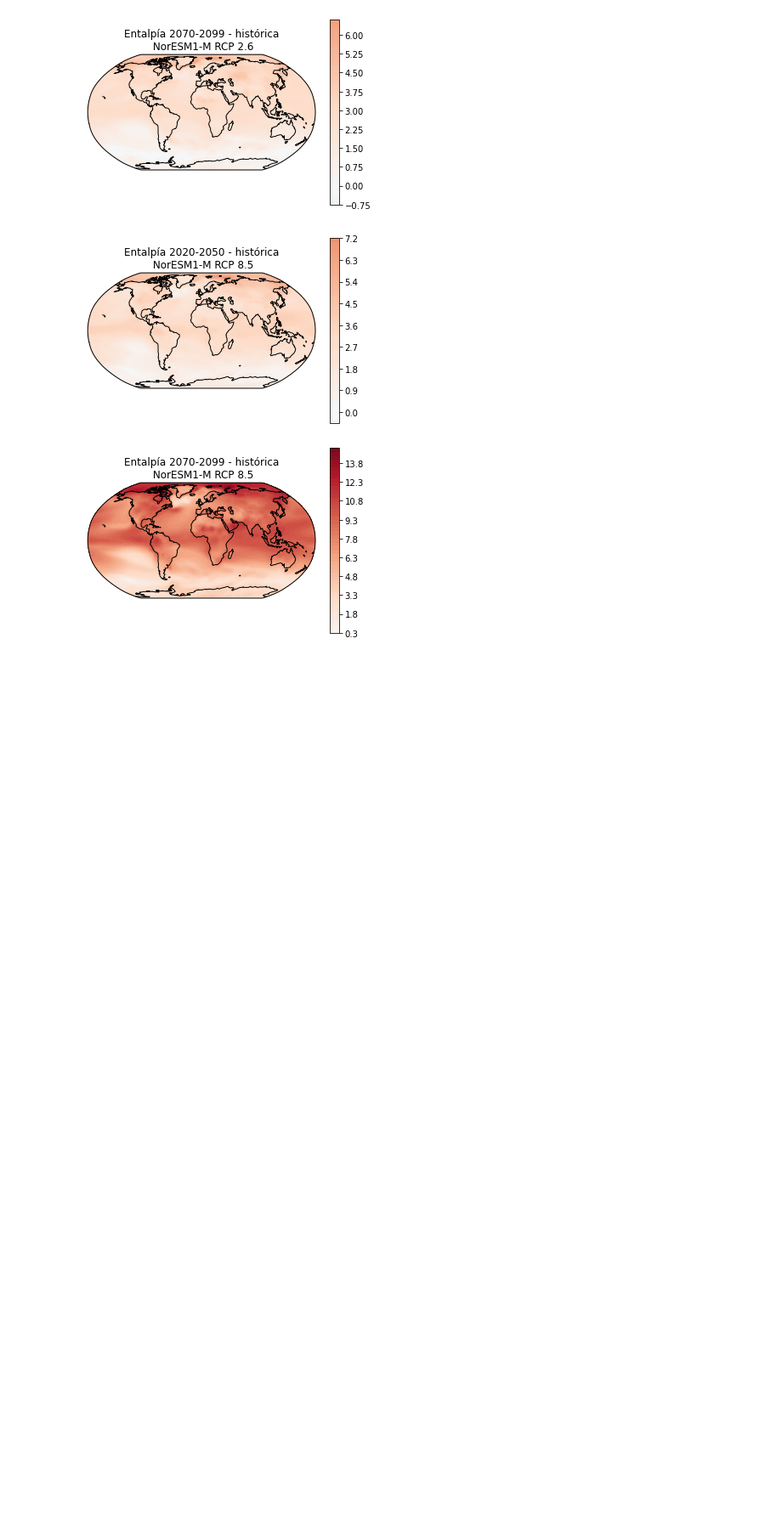
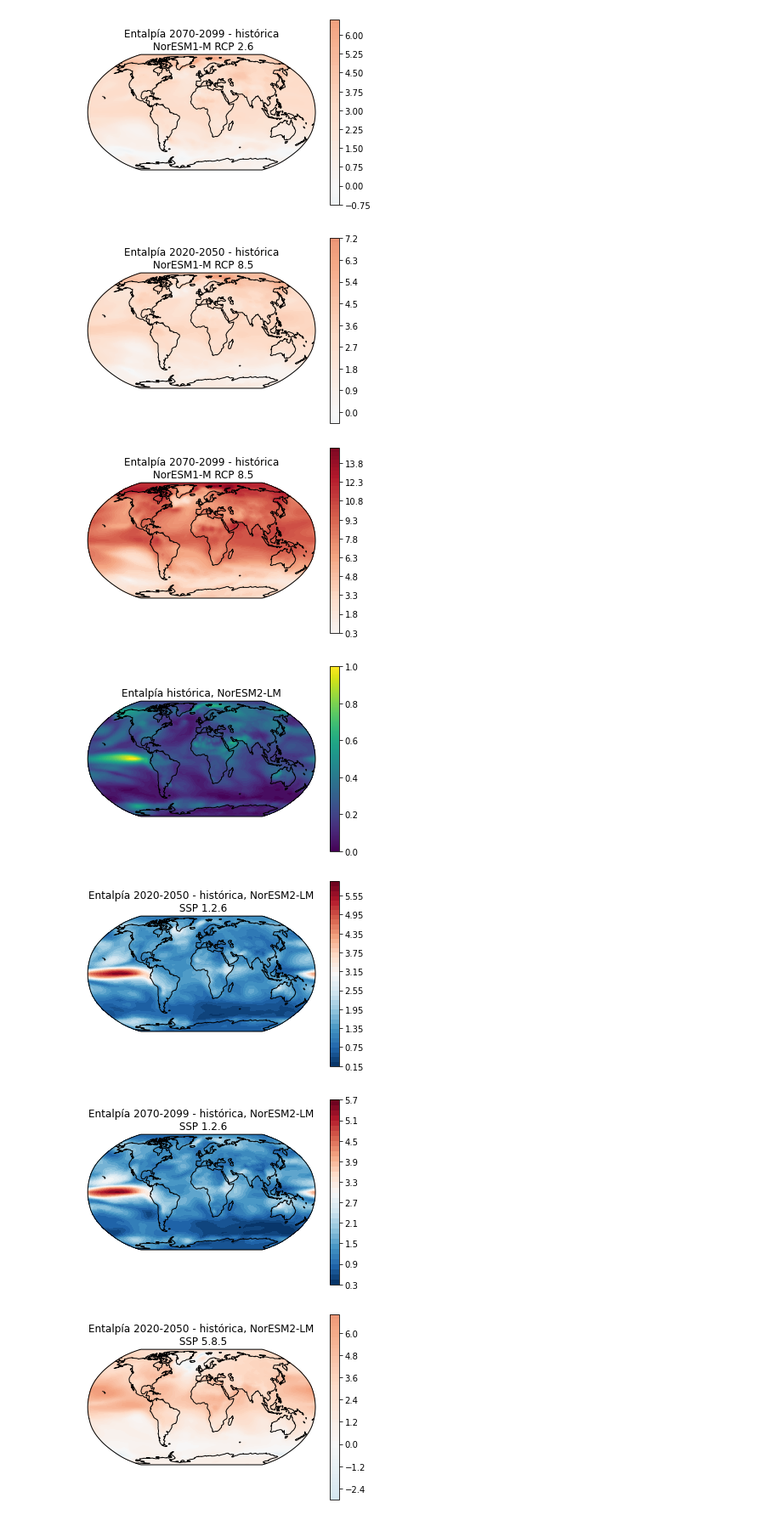
Before and after one commit to blychs/climatologia_fisica, a Jupyter notebook: practica3.ipynb, the cells around one changed output. Shown at 85% size. Saved outputs shown, nothing was run; the diff lists cells and outputs as text; code cells hidden in the pictures; blank space fills up the shorter version.

```diff
--- a/practica3.ipynb
+++ b/practica3.ipynb
@@ -479,3 +518,71 @@ plt.show()
 [figure]
 [figure]
 [figure]
+# %%
+#ploteo = fm.ploteo_general(enthalpy_r.mean(dim='time'), projection=ccrs.Mollweide())
+#plt.show()
+#plt.figure(figsize=(20,10))
+ax = plt.axes(projection=ccrs.Robinson())
+#cyclic_enthalpy, cyclic_lon = add_cyclic_point(ent_c6_hist.mean(dim='time'), enthalpy_r.lon)
+plt.contourf(ent_c6_hist.lon, ent_c6_hist.lat, yearly_enthalpy.std(dim='year'), transform=ccrs.PlateCarree(),
+             cmap='viridis',
+             levels=50)
+cmap = plt.get_cmap()
+norm = mpl.colors.Normalize(vmin=None, vmax=None)
+plt.colorbar(mpl.cm.ScalarMappable(norm=norm, cmap=cmap))
+
+ax.coastlines()
+plt.title('Entalpía histórica, NorESM2-LM')
+plt.show()
+
+ax = plt.axes(projection=ccrs.Robinson())
+#cyclic_enthalpy, cyclic_lon = add_cyclic_point(ent_c6_hist.mean(dim='time'), enthalpy_r.lon)
+plt.contourf(ent_c6_hist.lon, ent_c6_hist.lat,
+             y_ent_126_close.std(dim='year'),
+             transform=ccrs.PlateCarree(), cmap='RdBu_r',
+             #norm=MidpointNormalize(vmin=None, vmax=None),
+             levels=50)
+plt.colorbar()
+ax.coastlines()
+plt.title('Entalpía 2020-2050 - histórica, NorESM2-LM\n SSP 1.2.6')
+plt.show()
+
+
+ax = plt.axes(projection=ccrs.Robinson())
+#cyclic_enthalpy, cyclic_lon = add_cyclic_point(ent_c6_hist.mean(dim='time'), enthalpy_r.lon)
+plt.contourf(ent_c6_hist.lon, ent_c6_hist.lat,
+             y_ent_126_far.std(dim='year'),
+             transform=ccrs.PlateCarree(), cmap='RdBu_r',
+             levels=50)
+plt.colorbar()
+ax.coastlines()
+plt.title('Entalpía 2070-2099 - histórica, NorESM2-LM\n SSP 1.2.6')
+plt.show()
+
+ax = plt.axes(projection=ccrs.Robinson())
+#cyclic_enthalpy, cyclic_lon = add_cyclic_point(ent_c6_hist.mean(dim='time'), enthalpy_r.lon)
+plt.contourf(ent_c6_hist.lon, ent_c6_hist.lat,
+             y_ent_585_close.std(dim='year'),
+             transform=ccrs.PlateCarree(), cmap='RdBu_r',
+             levels=50)
+plt.colorbar()
+ax.coastlines()
+plt.title('Entalpía 2020-2050 - histórica, NorESM2-LM\n SSP 5.8.5')
+plt.show()
+
+
+ax = plt.axes(projection=ccrs.Robinson())
+#cyclic_enthalpy, cyclic_lon = add_cyclic_point(ent_c6_hist.mean(dim='time'), enthalpy_r.lon)
+plt.contourf(ent_c6_hist.lon, ent_c6_hist.lat,
+             y_ent_126_far.std(dim='year'),,
+             transform=ccrs.PlateCarree(), cmap='RdBu_r',
+             levels=50)
+plt.colorbar()
+ax.coastlines()
+plt.title('Entalpía 2070-2099 - histórica, NorESM2-LM\n SSP 5.8.5')
+plt.show()
+# %% [output]
+[figure, added]
+[figure, added]
+[figure, added]
+[figure, added]
```
Also changed, not shown: parts of 10 cells of this notebook.
